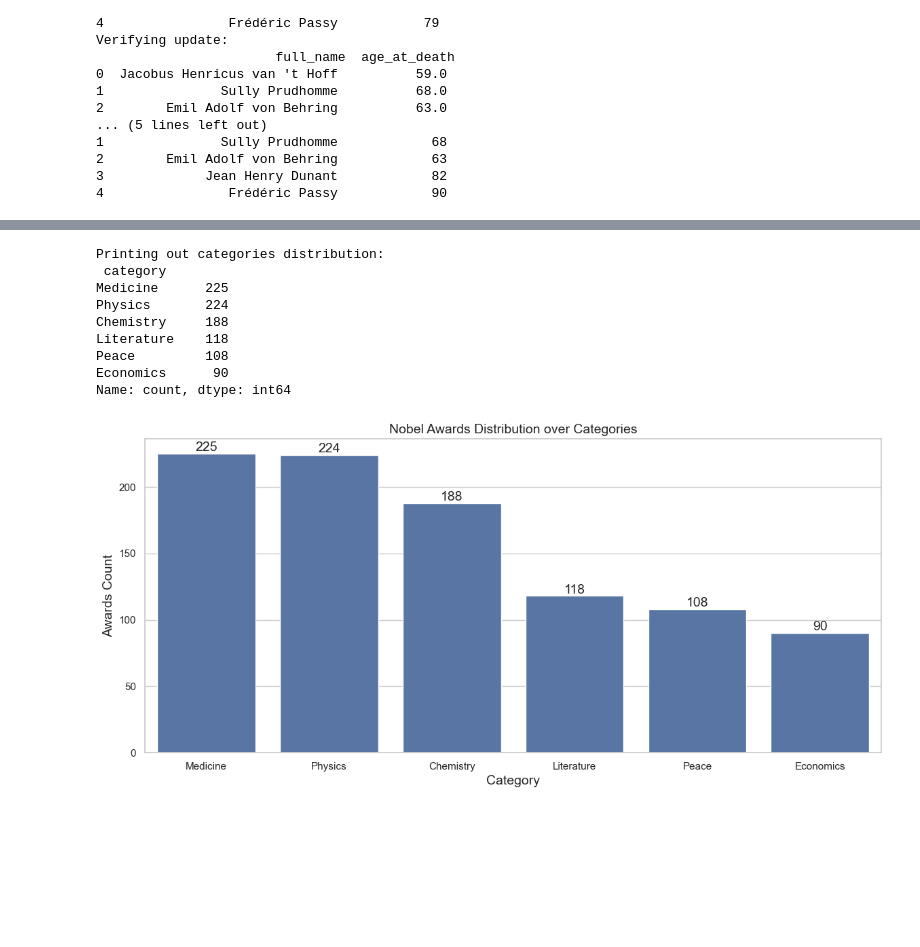
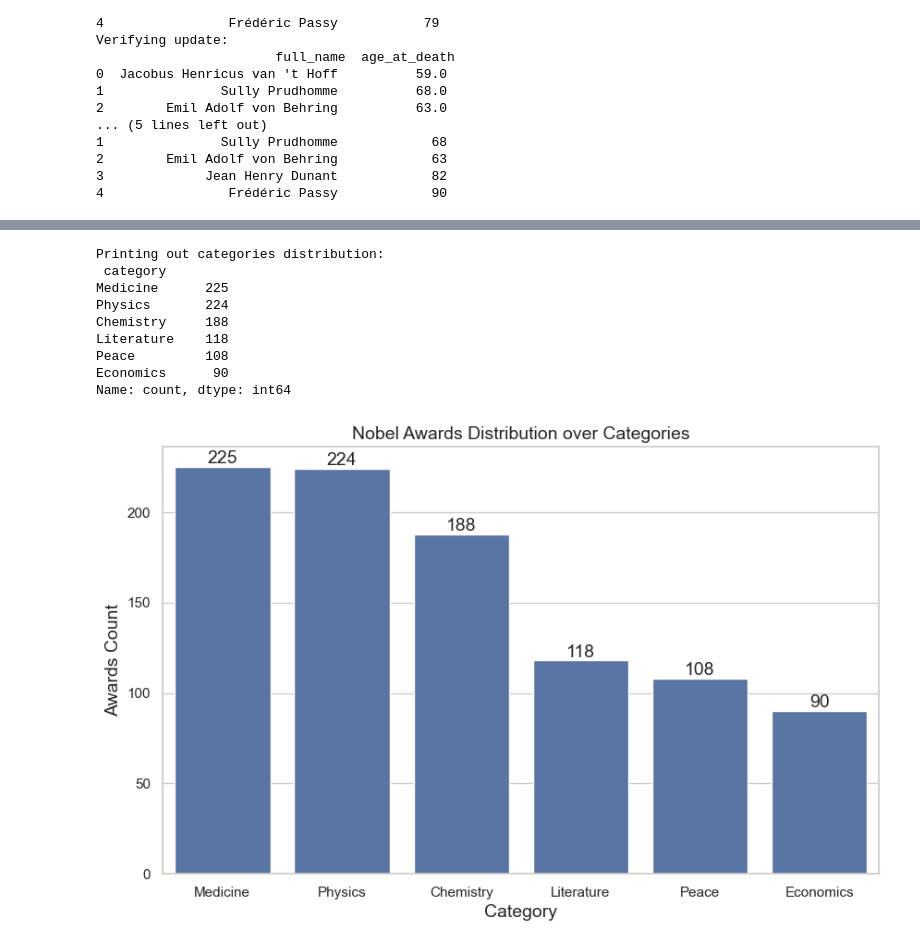
Before and after one commit to efuatutuwaa/data-driven-python, a Jupyter notebook: Data-Manipulation-with-Pandas/Visualizing-Nobel-Prize-Winners/nobel_winners.ipynb, the cells around one changed output, grey strips where cells are left out. Saved outputs shown, nothing was run; the diff lists cells and outputs as text; code cells hidden in the pictures; blank space fills up the shorter version.

```diff
--- a/Data-Manipulation-with-Pandas/Visualizing-Nobel-Prize-Winners/nobel_winners.ipynb
+++ b/Data-Manipulation-with-Pandas/Visualizing-Nobel-Prize-Winners/nobel_winners.ipynb
@@ -250,27 +296,27 @@ Name: category, dtype: int64
 # %%
 # Nobel Prize Categories:
 # 1. Trends by categories
 
 categories_distribution = nobel_df['category'].value_counts()
 print(f"Printing out categories distribution:\n {categories_distribution}")
 
-plt.figure(figsize=(14, 6))
+plt.figure(figsize=(10, 6))
 sns.barplot(x=categories_distribution.index, y=categories_distribution.values)
 plt.title("Nobel Awards Distribution over Categories", fontsize=14)
 for x,y in zip(categories_distribution.index, categories_distribution.values):
     plt.text(x,y,f'{y}' , ha='center', va='bottom', fontsize=14)
 
 plt.xlabel("Category", fontsize=14)
 plt.ylabel("Awards Count", fontsize=14)
 plt.show()
 # %% [output]
 Printing out categories distribution:
  category
 Medicine      225
 Physics       224
 Chemistry     188
 Literature    118
 Peace         108
 Economics      90
 Name: count, dtype: int64
-[figure, old version]
+[figure, new version]
```
Also changed, not shown: parts of 1 cell of this notebook.
